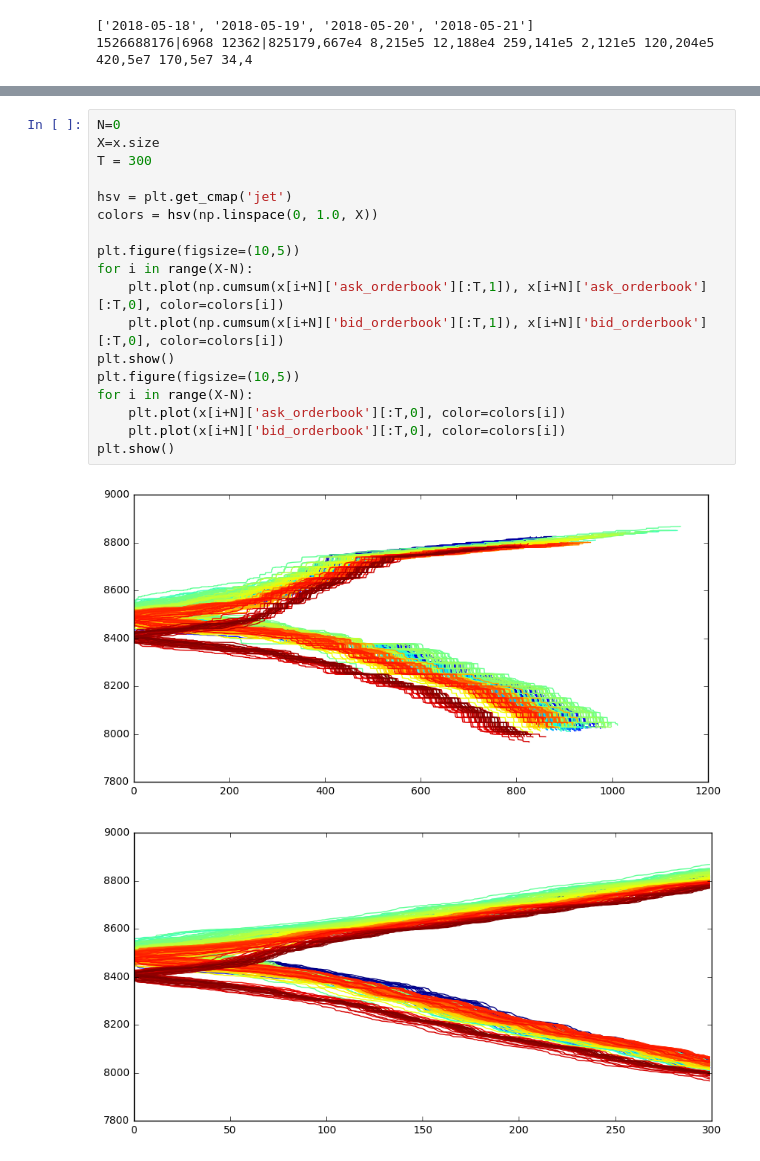
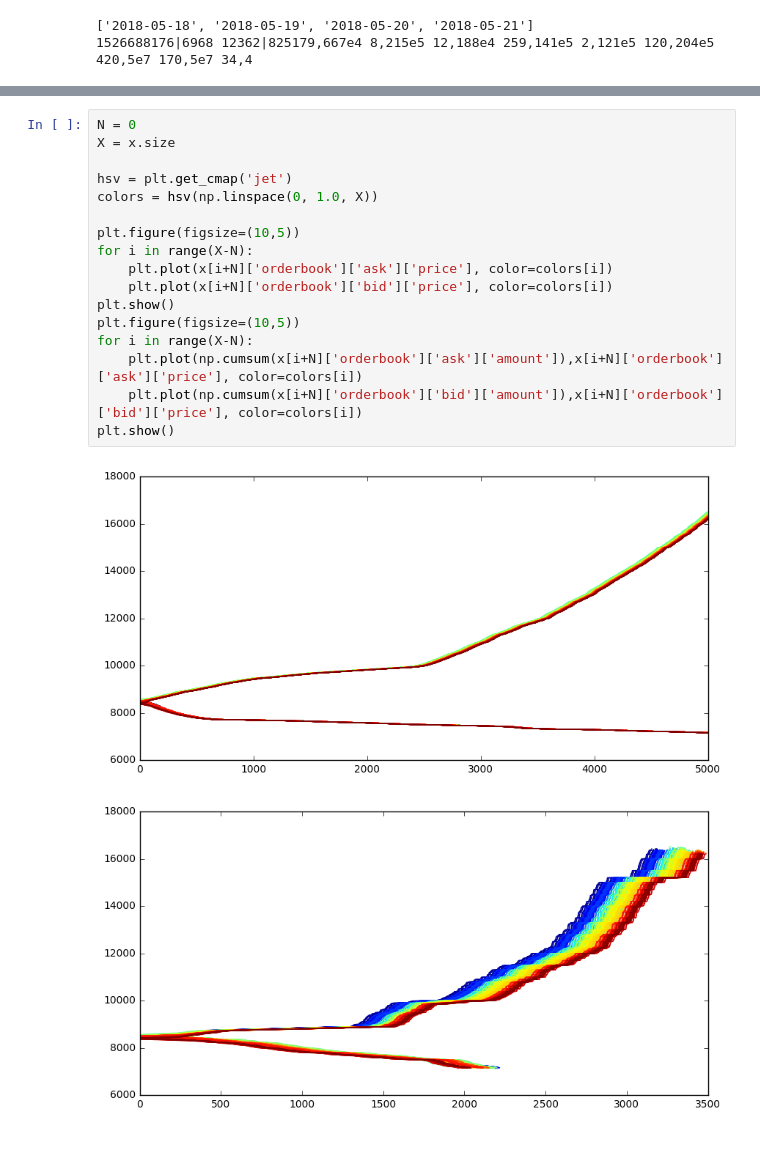
Before and after one commit to nullhack/crypto-utils, a Jupyter notebook: dev.ipynb, the cells around one changed output, grey strips where cells are left out. Saved outputs shown, nothing was run; the diff lists cells and outputs as text.

```diff
--- a/dev.ipynb
+++ b/dev.ipynb
@@ -137,22 +115,21 @@ array([(1., 2.), (3., 4.), (5., 6.)],
 # %%
-N=0
-X=x.size
-T = 300
+N = 0
+X = x.size
 
 hsv = plt.get_cmap('jet')
 colors = hsv(np.linspace(0, 1.0, X))
 
 plt.figure(figsize=(10,5))
 for i in range(X-N):
-    plt.plot(np.cumsum(x[i+N]['ask_orderbook'][:T,1]), x[i+N]['ask_orderbook'][:T,0], color=colors[i])
-    plt.plot(np.cumsum(x[i+N]['bid_orderbook'][:T,1]), x[i+N]['bid_orderbook'][:T,0], color=colors[i])
+    plt.plot(x[i+N]['orderbook']['ask']['price'], color=colors[i])
+    plt.plot(x[i+N]['orderbook']['bid']['price'], color=colors[i])
 plt.show()
 plt.figure(figsize=(10,5))
 for i in range(X-N):
-    plt.plot(x[i+N]['ask_orderbook'][:T,0], color=colors[i])
-    plt.plot(x[i+N]['bid_orderbook'][:T,0], color=colors[i])
+    plt.plot(np.cumsum(x[i+N]['orderbook']['ask']['amount']),x[i+N]['orderbook']['ask']['price'], color=colors[i])
+    plt.plot(np.cumsum(x[i+N]['orderbook']['bid']['amount']),x[i+N]['orderbook']['bid']['price'], color=colors[i])
 plt.show()
 # %% [output]
-[figure, old version]
+[figure, new version]
-[figure, old version]
+[figure, new version]
 # %%
```
Also changed, not shown: parts of 5 cells of this notebook.
